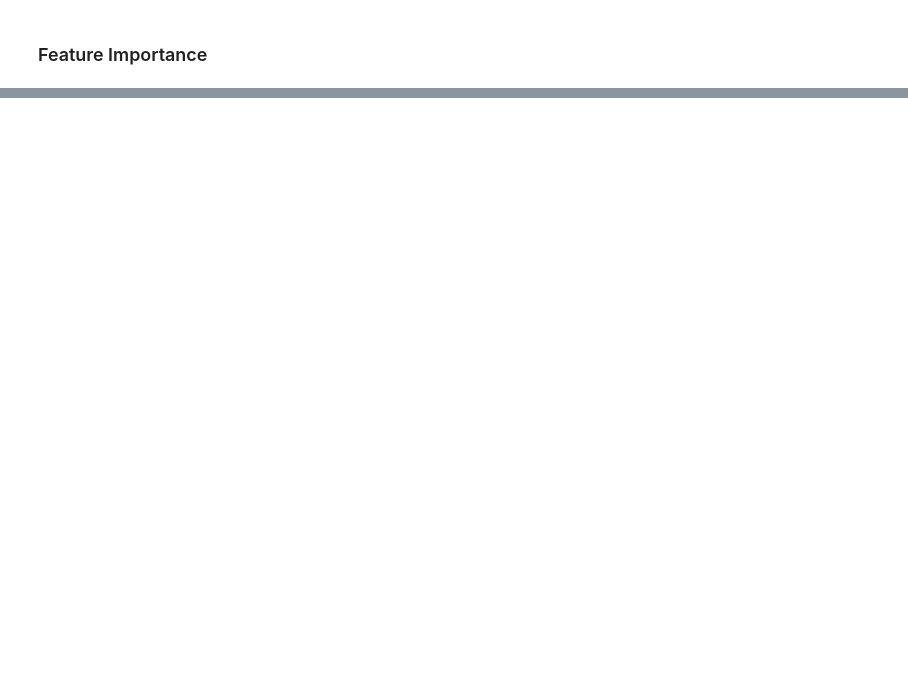
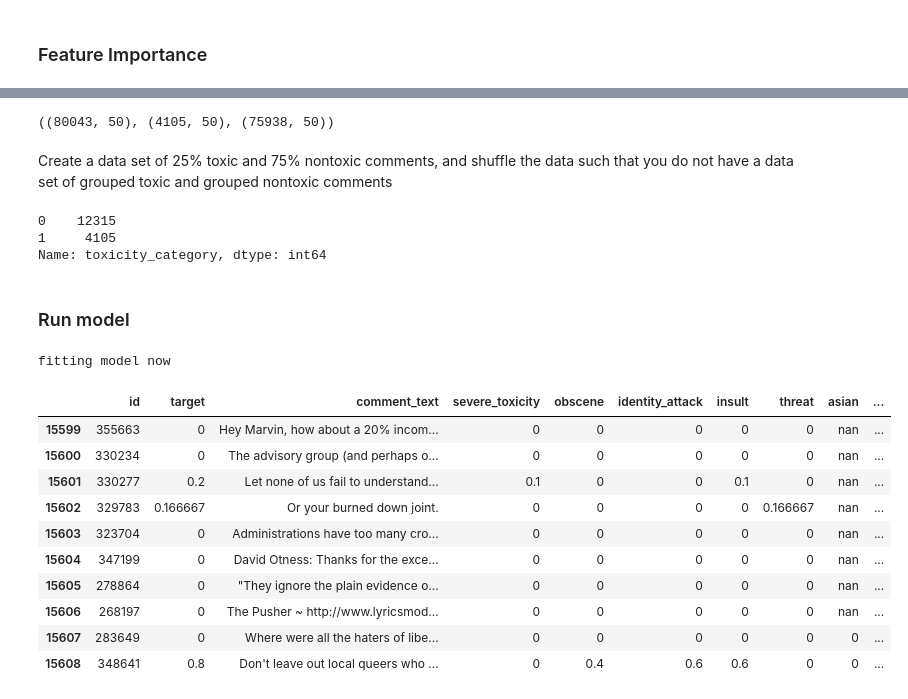
Before and after one commit to natashamathur/no_hate_all_love, a Jupyter notebook: SVM_final.ipynb, the cells around one changed output, grey strips where cells are left out. Saved outputs shown, nothing was run; the diff lists cells and outputs as text; code cells hidden in the pictures; blank space fills up the shorter version.

```diff
--- a/SVM_final.ipynb
+++ b/SVM_final.ipynb
@@ -299,0 +403,5 @@ sns.barplot(x="importances", y="words", data=tograph, hue="type")
+# %%
+#Citation: https://stackoverflow.com/questions/24147278/how-do-i-create-test-and-train-samples-from-one-dataframe-with-pandas
+msk = np.random.rand(len(train3)) < 0.8
+train_set3 = train3[msk]
+hold_out_set3 = train3[~msk]
@@ -299,0 +420,42 @@ sns.barplot(x="importances", y="words", data=tograph, hue="type")
+# %%
+toxic3 = train_set3[train_set3.toxicity_category == 1]
+nontoxic3 = train_set3[train_set3.toxicity_category == 0]
+# %%
+train_set3.shape, toxic3.shape, nontoxic3.shape
+# %% [output]
+((80043, 50), (4105, 50), (75938, 50))
+# %% [markdown]
+Create a data set of 25% toxic and 75% nontoxic comments, and shuffle the data such that you do not have a data set of grouped toxic and grouped nontoxic comments
+# %%
+prepared_25_b = toxic3.append(nontoxic3.sample(len(toxic3)*3))
+prepared_25_b = prepared_25_b.sample(frac=1).reset_index(drop=True)
+print(prepared_25_b.toxicity_category.value_counts())
+# %% [output]
+0    12315
+1     4105
+Name: toxicity_category, dtype: int64
+# %% [markdown]
+### Run model
+# %%
+classifier3, output3, fitted_vectorizer3 = mf.run_model(model_df=prepared_25_b,
+                                                     model_type="SVM",
+                                                     comments = "cleaned_porter_str",
+                                                     train_perc=0.95,
+                                                     target="toxicity_category",
+                                                     see_inside=False)
+# %% [output]
+fitting model now
+# %%
+output3.head(10).style
+# %% [output]
+|  | id | target | comment_text | severe_toxicity | obscene | identity_attack | insult | threat | asian | ... |
+| 15599 | 355663 | 0 | Hey Marvin, how about a 20% incom... | 0 | 0 | 0 | 0 | 0 | nan | ... |
+| 15600 | 330234 | 0 | The advisory group (and perhaps o... | 0 | 0 | 0 | 0 | 0 | nan | ... |
+| 15601 | 330277 | 0.2 | Let none of us fail to understand... | 0.1 | 0 | 0 | 0.1 | 0 | nan | ... |
+| 15602 | 329783 | 0.166667 | Or your burned down joint. | 0 | 0 | 0 | 0 | 0.166667 | nan | ... |
+| 15603 | 323704 | 0 | Administrations have too many cro... | 0 | 0 | 0 | 0 | 0 | nan | ... |
+| 15604 | 347199 | 0 | David Otness: Thanks for the exce... | 0 | 0 | 0 | 0 | 0 | nan | ... |
+| 15605 | 278864 | 0 | "They ignore the plain evidence o... | 0 | 0 | 0 | 0 | 0 | nan | ... |
+| 15606 | 268197 | 0 | The Pusher ~ http://www.lyricsmod... | 0 | 0 | 0 | 0 | 0 | nan | ... |
+| 15607 | 283649 | 0 | Where were all the haters of libe... | 0 | 0 | 0 | 0 | 0 | 0 | ... |
+| 15608 | 348641 | 0.8 | Don't leave out local queers who ... | 0 | 0.4 | 0.6 | 0.6 | 0 | 0 | ... |
```
Also changed, not shown: parts of 77 cells of this notebook.
